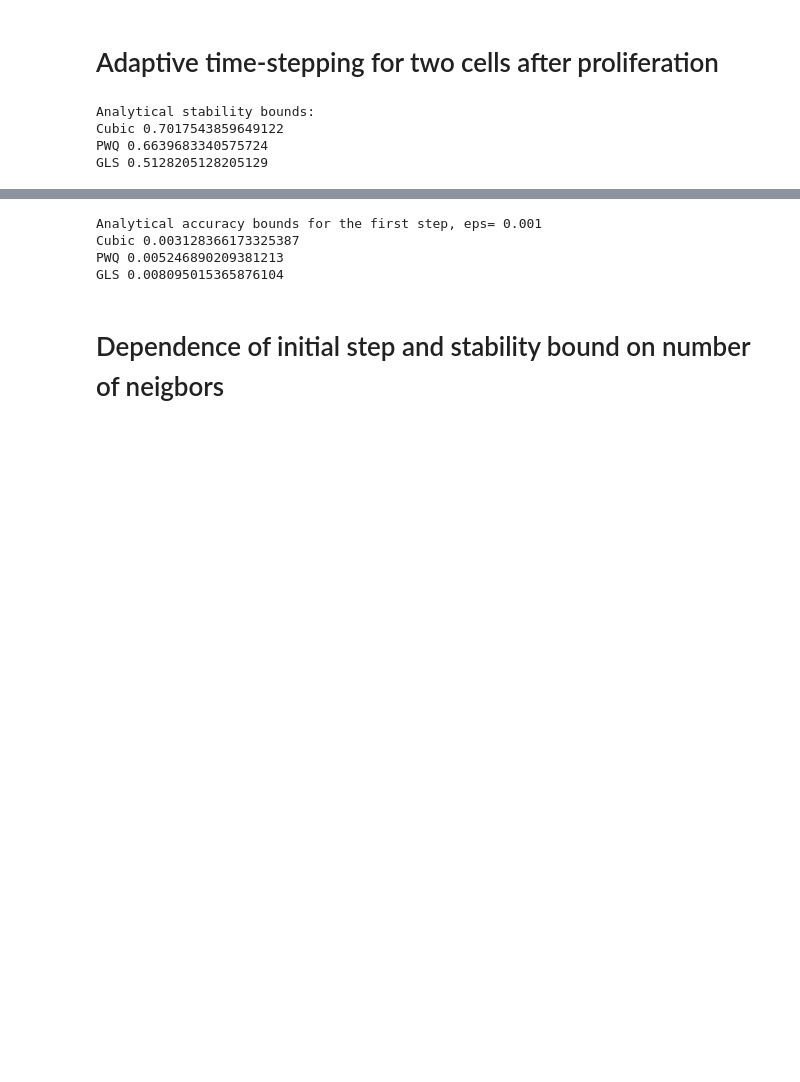
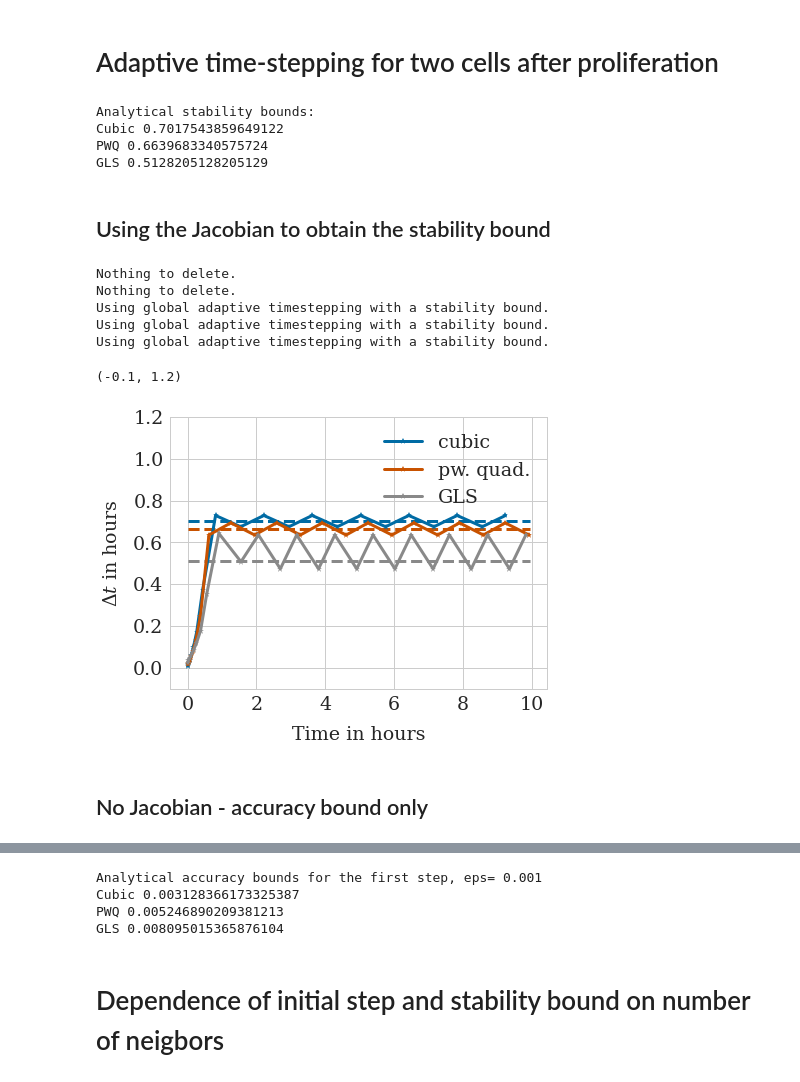
Before and after one commit to somathias/cbmos, a Jupyter notebook: exp-draft.ipynb, the cells around one changed output, grey strips where cells are left out. Saved outputs shown, nothing was run; the diff lists cells and outputs as text; code cells hidden in the pictures; blank space fills up the shorter version.

Commit message:
Test global adaptivity with stability bound on relaxation experiment

```diff
--- a/exp-draft.ipynb
+++ b/exp-draft.ipynb
@@ -132,6 +132,48 @@ Analytical stability bounds:
 Cubic 0.7017543859649122
 PWQ 0.6639683340575724
 GLS 0.5128205128205129
+# %% [markdown]
+## Using the Jacobian to obtain the stability bound
+# %%
+plt.plot(t_data, 1.0/gp_cubic*np.ones(len(t_data)), linestyle='--', color=colors['cubic'] )
+plt.plot(t_data, 1.0/gp_PWQ*np.ones(len(t_data)), linestyle='--', color=colors['pw. quad.'] )
+plt.plot(t_data, 1.0/gp_GLS*np.ones(len(t_data)), linestyle='--', color=colors['GLS'] )
+
+for force in force_names:
+
+    try:
+        os.remove('step_sizes'+filename_ending[force]+'.txt')
+    except FileNotFoundError:
+        print('Nothing to delete.')
+    try:
+        os.remove('AFs'+filename_ending[force]+'.txt')
+    except FileNotFoundError:
+        print('Nothing to delete.')
+
+    ts, history = models_ef[force].simulate(cell_list, t_data, params[force], {"eps": 0.01, "out": filename_ending[force], 'write_to_file': True, 'jacobian': models_ef[force].jacobian, 'force_args': params[force]}, seed=seed)
+    dts = np.loadtxt('step_sizes'+filename_ending[force]+'.txt')
+    #print('Initial step '+force + ' ' +str(dts[0]))
+    #print('Stability bound estimate '+force + ' ' +str((dts[-2]+dts[-1])/2.0))
+    #ts = np.loadtxt('time_points'+filename_ending[force]+'.txt')
+    plt.plot(ts[:-1], dts,'-*', label=force, color=colors[force])
+
+
+
+
+plt.legend()
+plt.xlabel('Time in hours')
+plt.ylabel('$\Delta t$ in hours')
+plt.ylim([-0.1, 1.2])
+# %% [output]
+Nothing to delete.
+Nothing to delete.
+Using global adaptive timestepping with a stability bound.
+Using global adaptive timestepping with a stability bound.
+Using global adaptive timestepping with a stability bound.
+(-0.1, 1.2)
+[figure, added]
+# %% [markdown]
+## No Jacobian - accuracy bound only
 # %%
 plt.plot(t_data, 1.0/gp_cubic*np.ones(len(t_data)), linestyle='--', color=colors['cubic'] )
 plt.plot(t_data, 1.0/gp_PWQ*np.ones(len(t_data)), linestyle='--', color=colors['pw. quad.'] )
```
Also changed, not shown: parts of 8 cells of this notebook, 1 other file.
